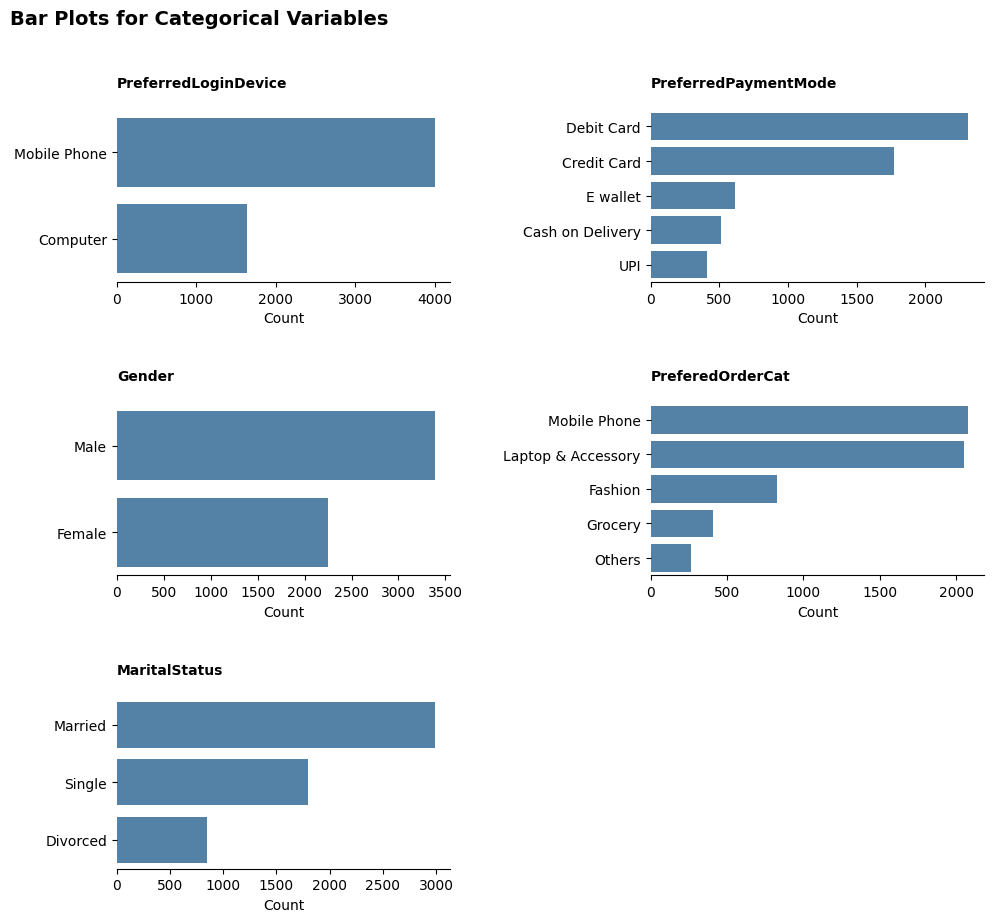
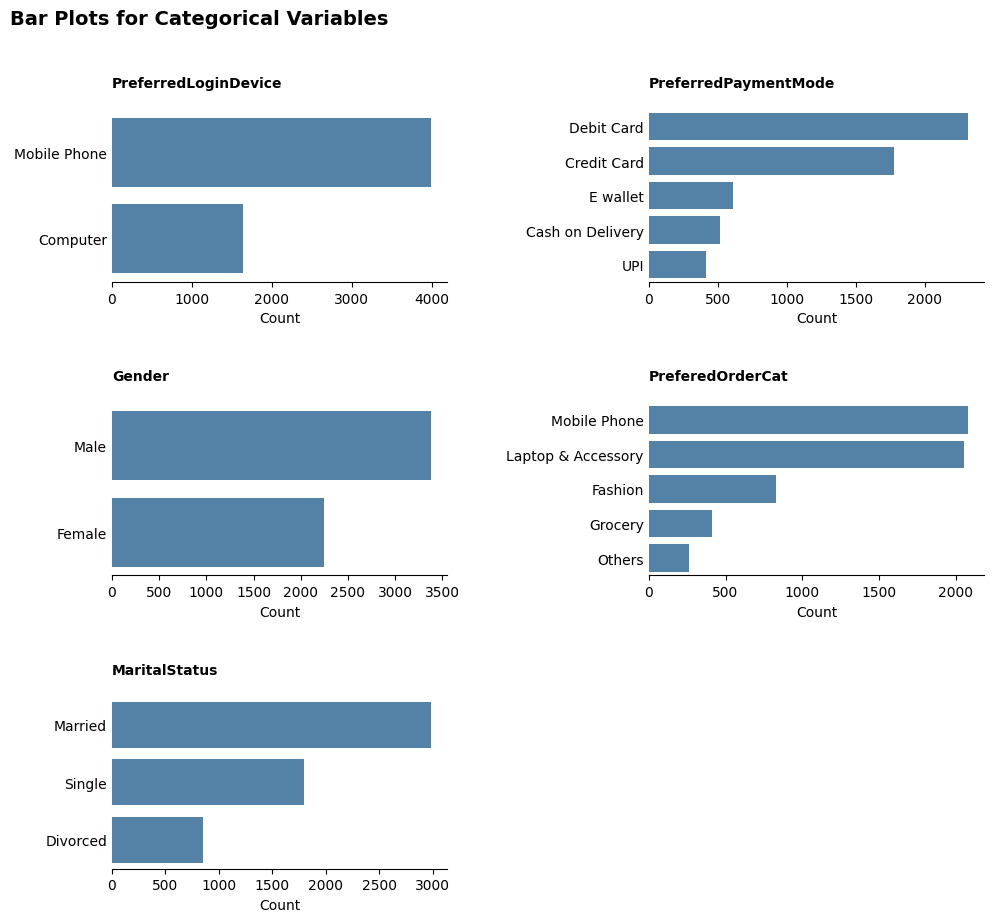
The notebook cell's code change between the first figure and the second:
--- before
+++ after
@@ -11,4 +11,5 @@
     sns.countplot(data=df_churn, y=col, order=order, ax=axes[i], color="steelblue")
     axes[i].set_xlabel("Count")
+    axes[i].tick_params(axis="y", length=0)
     axes[i].set_ylabel(None)
     axes[i].set_title(col, loc="left", pad=16, fontsize=10, fontweight="bold")

Commit: Complete Week 6